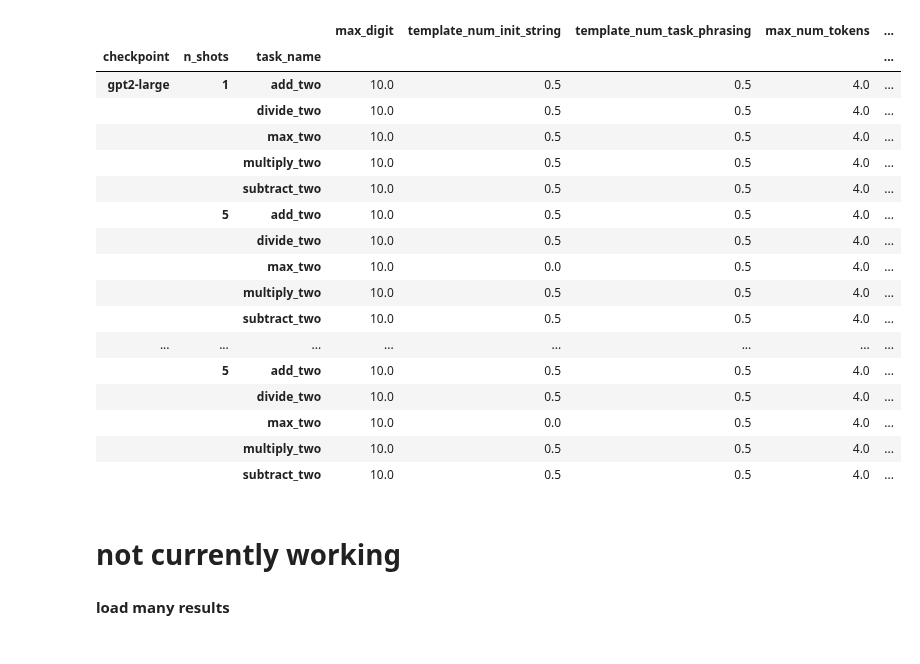
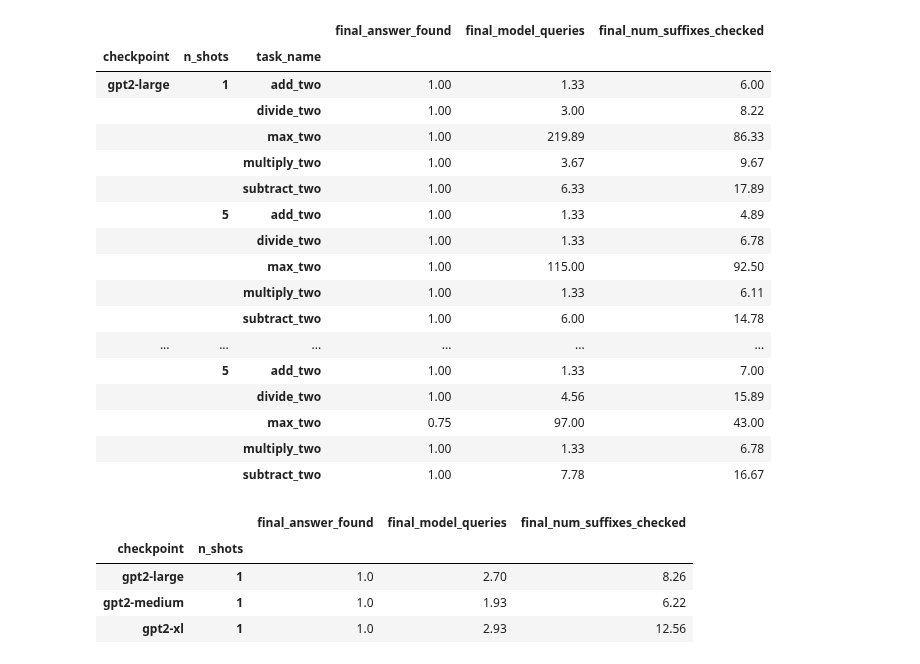
Before and after one commit to csinva/iprompt, a Jupyter notebook: 02_analyze_suffix.ipynb, the cells around one changed output. Cells and saved outputs as stored; diff of their text form; code cells hidden in the pictures.

Commit message:
nb to look at results

```diff
--- a/02_analyze_suffix.ipynb
+++ b/02_analyze_suffix.ipynb
@@ -52,0 +61,11 @@ r['final_answer_found'] = (~r['final_answer_full'].isna()).astype(int)
+# %%
+dir_single_query = '/home/chansingh/mntv1/single_query6'
+# r = load_results_and_cache(results_dir)
+r_single_query = pd.read_pickle(os.path.join(dir_single_query, 'r.pkl'))
+r_single_query = postprocess_results(r_single_query)
+
+
+dir_suffix_search = '/home/chansingh/mntv1/sweep_morning2'
+# r_suffix_search = load_results_and_cache(results_dir)
+r_suffix_search = pd.read_pickle(os.path.join(dir_suffix_search, 'r.pkl'))
+r_suffix_search = postprocess_results(r_suffix_search)
@@ -53 +74,3 @@ r['final_answer_found'] = (~r['final_answer_full'].isna()).astype(int)
+# %%
+cols_to_view = r_single_query.columns # cols_to_view
 # %%
@@ -64,25 +87,21 @@ r.groupby(['checkpoint', 'n_shots']).mean().round(2) # mean over templates, task
 # %%
-r.groupby(['checkpoint', 'n_shots', 'task_name']).mean().round(2) # mean over templates
+r_single_query.groupby(['checkpoint', 'n_shots', 'task_name'])[cols_to_view].mean().round(2) # mean over templates
 # %% [output]
-|  |  |  | max_digit | template_num_init_string | template_num_task_phrasing | max_num_tokens | ... |
-| checkpoint | n_shots | task_name |  |  |  |  | ... |
-| gpt2-large | 1 | add_two | 10.0 | 0.5 | 0.5 | 4.0 | ... |
-|  |  | divide_two | 10.0 | 0.5 | 0.5 | 4.0 | ... |
-|  |  | max_two | 10.0 | 0.5 | 0.5 | 4.0 | ... |
-|  |  | multiply_two | 10.0 | 0.5 | 0.5 | 4.0 | ... |
-|  |  | subtract_two | 10.0 | 0.5 | 0.5 | 4.0 | ... |
-|  | 5 | add_two | 10.0 | 0.5 | 0.5 | 4.0 | ... |
-|  |  | divide_two | 10.0 | 0.5 | 0.5 | 4.0 | ... |
-|  |  | max_two | 10.0 | 0.0 | 0.5 | 4.0 | ... |
-|  |  | multiply_two | 10.0 | 0.5 | 0.5 | 4.0 | ... |
-|  |  | subtract_two | 10.0 | 0.5 | 0.5 | 4.0 | ... |
-| ... | ... | ... | ... | ... | ... | ... | ... |
-|  | 5 | add_two | 10.0 | 0.5 | 0.5 | 4.0 | ... |
-|  |  | divide_two | 10.0 | 0.5 | 0.5 | 4.0 | ... |
-|  |  | max_two | 10.0 | 0.0 | 0.5 | 4.0 | ... |
-|  |  | multiply_two | 10.0 | 0.5 | 0.5 | 4.0 | ... |
-|  |  | subtract_two | 10.0 | 0.5 | 0.5 | 4.0 | ... |
+|  |  |  | final_answer_found | final_model_queries | final_num_suffixes_checked |
+| checkpoint | n_shots | task_name |  |  |  |
+| gpt2-large | 1 | add_two | 1.00 | 1.33 | 6.00 |
+|  |  | divide_two | 1.00 | 3.00 | 8.22 |
+|  |  | max_two | 1.00 | 219.89 | 86.33 |
+|  |  | multiply_two | 1.00 | 3.67 | 9.67 |
+|  |  | subtract_two | 1.00 | 6.33 | 17.89 |
+|  | 5 | add_two | 1.00 | 1.33 | 4.89 |
+|  |  | divide_two | 1.00 | 1.33 | 6.78 |
+|  |  | max_two | 1.00 | 115.00 | 92.50 |
+|  |  | multiply_two | 1.00 | 1.33 | 6.11 |
+|  |  | subtract_two | 1.00 | 6.00 | 14.78 |
+| ... | ... | ... | ... | ... | ... |
+|  | 5 | add_two | 1.00 | 1.33 | 7.00 |
+|  |  | divide_two | 1.00 | 4.56 | 15.89 |
+|  |  | max_two | 0.75 | 97.00 | 43.00 |
+|  |  | multiply_two | 1.00 | 1.33 | 6.78 |
+|  |  | subtract_two | 1.00 | 7.78 | 16.67 |
-# %% [markdown]
-# not currently working
-# %% [markdown]
-**load many results**
@@ -97,0 +108,8 @@ r = pd.concat(results_list, axis=1).T.infer_objects() #.drop(columns='model')
+# %%
+r_suffix_search.groupby(['checkpoint', 'n_shots'])[cols_to_view].mean().round(2) # mean over templates, task_name
+# %% [output]
+|  |  | final_answer_found | final_model_queries | final_num_suffixes_checked |
+| checkpoint | n_shots |  |  |  |
+| gpt2-large | 1 | 1.0 | 2.70 | 8.26 |
+| gpt2-medium | 1 | 1.0 | 1.93 | 6.22 |
+| gpt2-xl | 1 | 1.0 | 2.93 | 12.56 |
```
Also changed, not shown: parts of 15 cells of this notebook, 1 other file.
